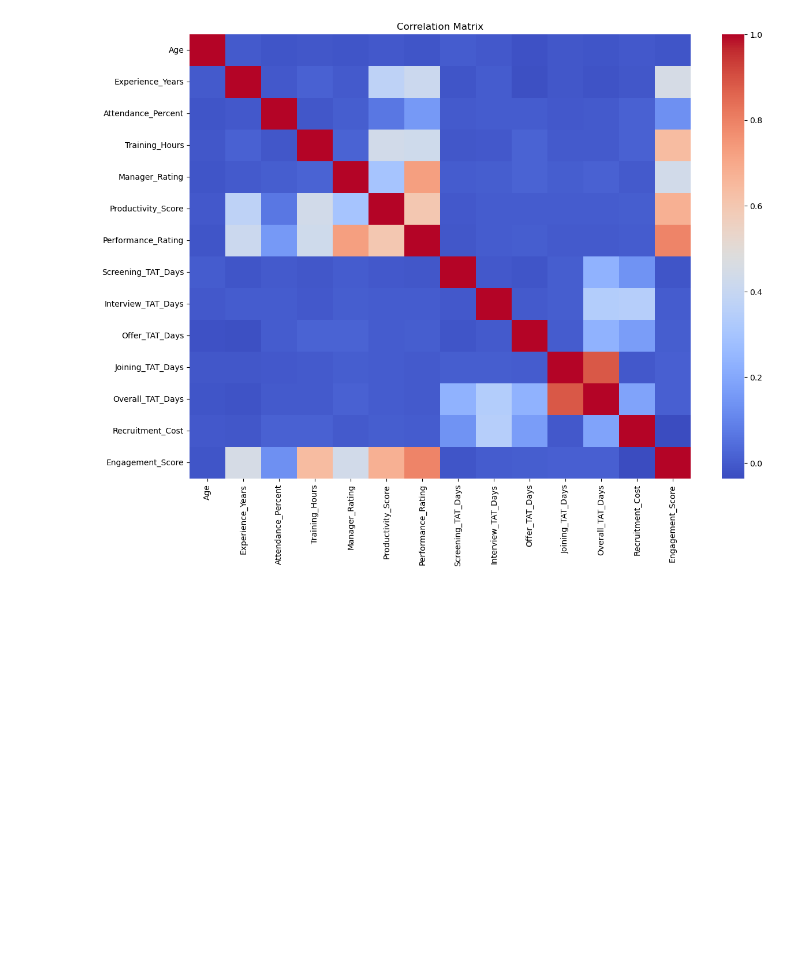
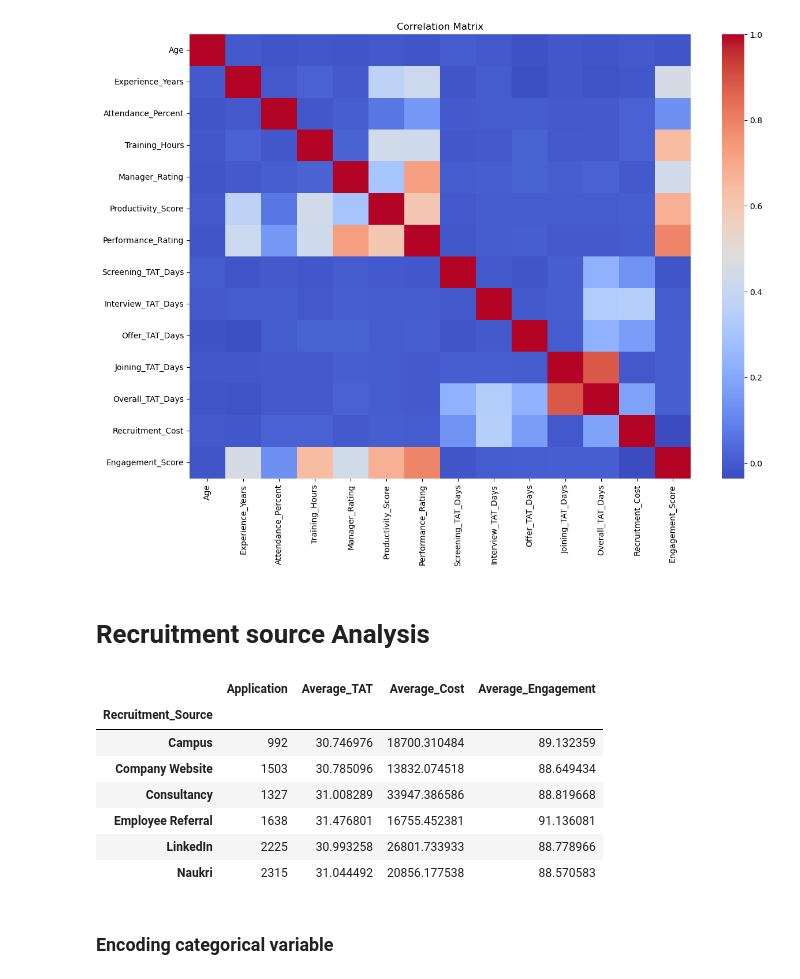
Before and after one commit to vishnu-pratap-singh/KPMG-ML-, a Jupyter notebook: HR_Analytics/hr_recritment.ipynb, the cells around one changed output. Drawn from its saved outputs; the diff is of its cells as text; code cells hidden in the pictures; blank space fills up the shorter version.

Commit message:
Updated hr recruitment

```diff
--- a/HR_Analytics/hr_recritment.ipynb
+++ b/HR_Analytics/hr_recritment.ipynb
@@ -172,3 +172,24 @@ plt.title('Correlation Matrix')
 plt.show()
 # %% [output]
 [figure]
+# %% [markdown]
+# Recruitment source Analysis
+# %%
+source_analysis=df.groupby("Recruitment_Source").agg(
+    Application=("Candidate_ID", 'count'),
+    Average_TAT =("Overall_TAT_Days",'mean'),
+    Average_Cost =("Recruitment_Cost", "mean"),
+    Average_Engagement =("Engagement_Score", "mean")
+)
+source_analysis
+# %% [output]
+|  | Application | Average_TAT | Average_Cost | Average_Engagement |
+| Recruitment_Source |  |  |  |  |
+| Campus | 992 | 30.746976 | 18700.310484 | 89.132359 |
+| Company Website | 1503 | 30.785096 | 13832.074518 | 88.649434 |
+| Consultancy | 1327 | 31.008289 | 33947.386586 | 88.819668 |
+| Employee Referral | 1638 | 31.476801 | 16755.452381 | 91.136081 |
+| LinkedIn | 2225 | 30.993258 | 26801.733933 | 88.778966 |
+| Naukri | 2315 | 31.044492 | 20856.177538 | 88.570583 |
+# %% [markdown]
+### Encoding categorical variable
```
Also changed, not shown: parts of 13 cells of this notebook.
